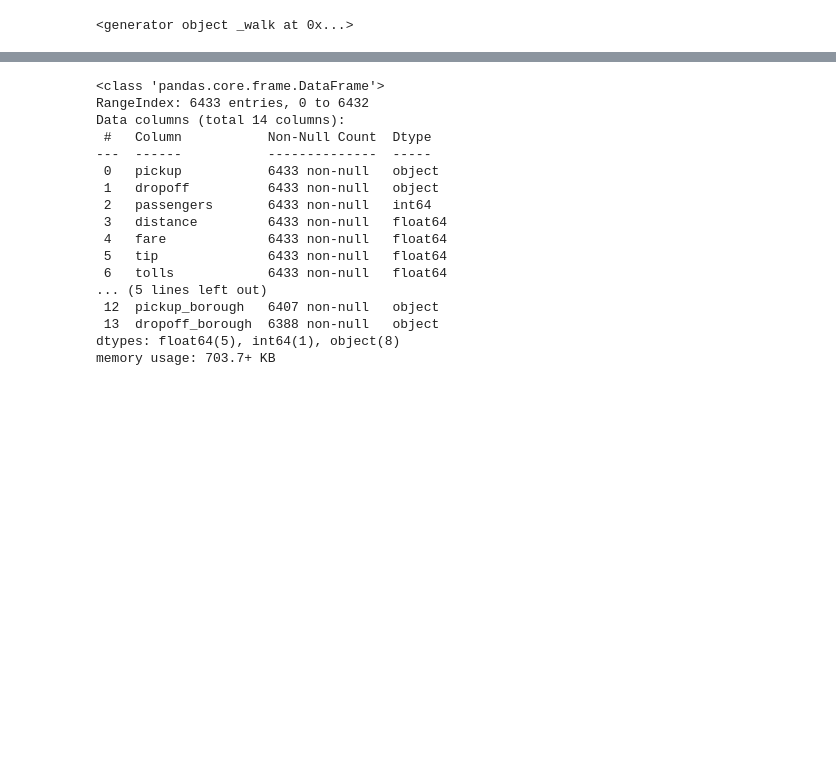
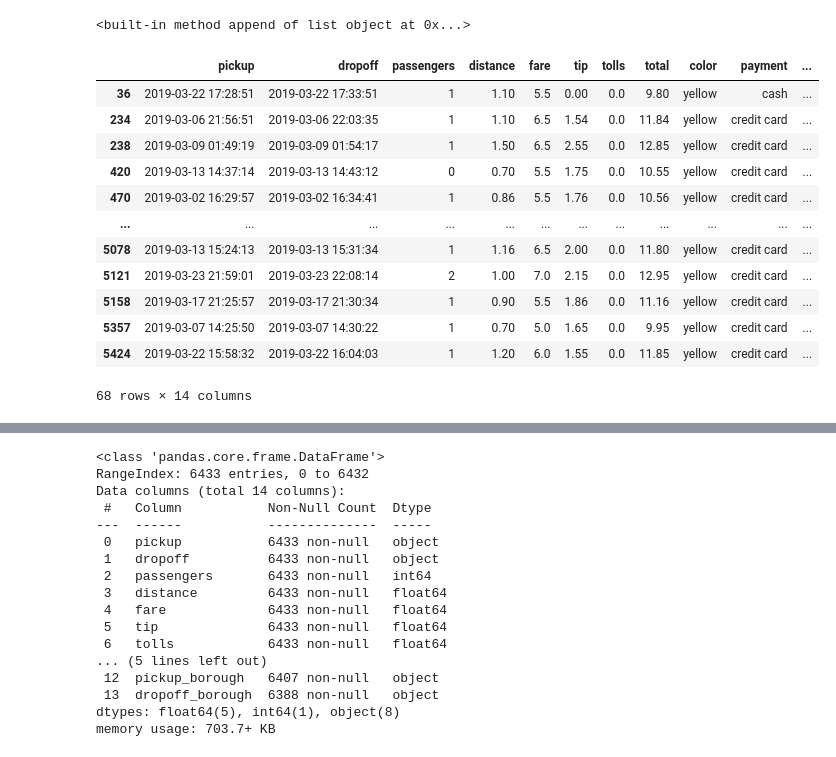
Before and after one commit to PhYziCiAN/python_for_analytics, a Jupyter notebook: adds/Tests1.ipynb, the cells around one changed output, grey strips where cells are left out. Cells and saved outputs as stored; diff of their text form; code cells hidden in the pictures; blank space fills up the shorter version.

```diff
--- a/adds/Tests1.ipynb
+++ b/adds/Tests1.ipynb
@@ -4,8 +4,12 @@ import
 # %%
 import os
 # %%
-os.walk('C:/Users/User/GitHub/python_for_analytics/adds/')
+dir1 = os.walk('C:/Users/PhYziCiAN/GitHub/python_for_analytics/adds/');
+a = [i for i in dir1]
+for item in a:
+
+print (s)
 # %% [output]
-<generator object _walk at 0x...>
+<built-in method append of list object at 0x...>
 # %%
 df = pd.read_csv('taxis.csv')
@@ -11,0 +26,17 @@ df = pd.read_csv('taxis.csv')
+# %%
+df_lim = df[df['dropoff_zone'].isin(['West Village','Flatiron']) & (df['fare']<7.5)]
+df_lim
+# %% [output]
+|  | pickup | dropoff | passengers | distance | fare | tip | tolls | total | color | payment | ... |
+| 36 | 2019-03-22 17:28:51 | 2019-03-22 17:33:51 | 1 | 1.10 | 5.5 | 0.00 | 0.0 | 9.80 | yellow | cash | ... |
+| 234 | 2019-03-06 21:56:51 | 2019-03-06 22:03:35 | 1 | 1.10 | 6.5 | 1.54 | 0.0 | 11.84 | yellow | credit card | ... |
+| 238 | 2019-03-09 01:49:19 | 2019-03-09 01:54:17 | 1 | 1.50 | 6.5 | 2.55 | 0.0 | 12.85 | yellow | credit card | ... |
+| 420 | 2019-03-13 14:37:14 | 2019-03-13 14:43:12 | 0 | 0.70 | 5.5 | 1.75 | 0.0 | 10.55 | yellow | credit card | ... |
+| 470 | 2019-03-02 16:29:57 | 2019-03-02 16:34:41 | 1 | 0.86 | 5.5 | 1.76 | 0.0 | 10.56 | yellow | credit card | ... |
+| ... | ... | ... | ... | ... | ... | ... | ... | ... | ... | ... | ... |
+| 5078 | 2019-03-13 15:24:13 | 2019-03-13 15:31:34 | 1 | 1.16 | 6.5 | 2.00 | 0.0 | 11.80 | yellow | credit card | ... |
+| 5121 | 2019-03-23 21:59:01 | 2019-03-23 22:08:14 | 2 | 1.00 | 7.0 | 2.15 | 0.0 | 12.95 | yellow | credit card | ... |
+| 5158 | 2019-03-17 21:25:57 | 2019-03-17 21:30:34 | 1 | 0.90 | 5.5 | 1.86 | 0.0 | 11.16 | yellow | credit card | ... |
+| 5357 | 2019-03-07 14:25:50 | 2019-03-07 14:30:22 | 1 | 0.70 | 5.0 | 1.65 | 0.0 | 9.95 | yellow | credit card | ... |
+| 5424 | 2019-03-22 15:58:32 | 2019-03-22 16:04:03 | 1 | 1.20 | 6.0 | 1.55 | 0.0 | 11.85 | yellow | credit card | ... |
+68 rows × 14 columns
```
Also changed, not shown: parts of 46 cells of this notebook, 1 other file.
